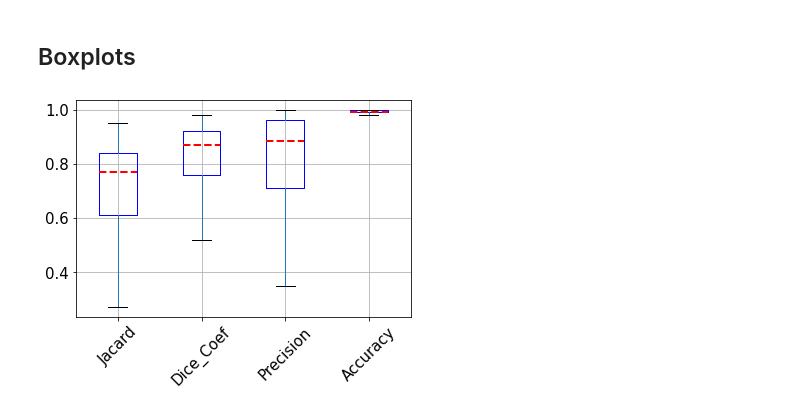
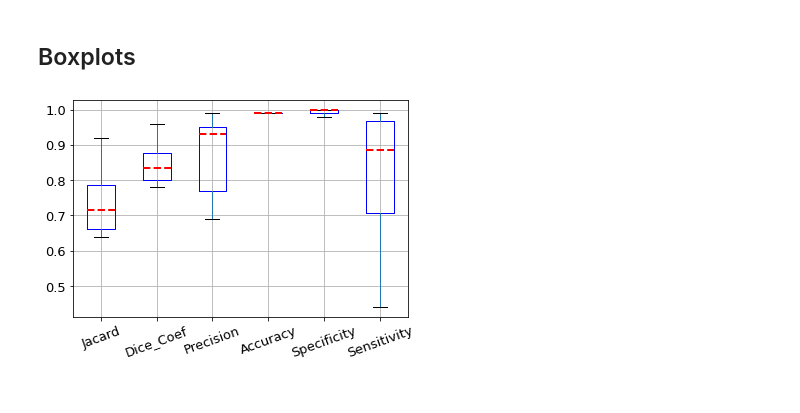
Before and after one commit to iasonasxrist/Brain-MRI-Segmentation-Deep-Learning, a Jupyter notebook: metaanalysis.ipynb, the cells around one changed output. Cells and saved outputs as stored; diff of their text form; code cells hidden in the pictures.

```diff
--- a/metaanalysis.ipynb
+++ b/metaanalysis.ipynb
@@ -69,7 +70,7 @@ def conv2d_block(input_tensor, n_filters, kernel_size = 3, batchnorm = True):
 
     return x
 # %%
-def UNET(input_img, n_filters = 16, dropout = 0.1, batchnorm = True):
+def UNET(input_img, n_filters = 32, dropout = 0.1, batchnorm = True):
     """Function to define the UNET Model"""
     # Contracting Path
     c1 = conv2d_block(input_img, n_filters * 1, kernel_size = 3, batchnorm = batchnorm)
@@ -130,5 +142,6 @@ len(imagePath_df['directory'])
 # %%
 import keras
 from keras.models import load_model
-model.load_weights('../input/modelbrainmri/MODEL/model-brain-mri.h5')
+from sklearn.metrics import confusion_matrix
+model.load_weights('../input/modelbrainmriv8/model-brain-mri-v8.h5')
 # %%
@@ -177,3 +168,15 @@ def get_confusion_matrix_intersection_mats(mask, bpred):
+# %%
+from sklearn.metrics import accuracy_score
+
+def confusion_matrs(mask,bpred):
+
+    mask = mask.flatten()
+    bpred = bpred.flatten()
+
+    a = confusion_matrix(mask, bpred)
+
+    return a
+# return accu,a
 # %% [markdown]
 ## Plots
 # %%
@@ -287,12 +404,17 @@ Deprecated in NumPy 1.20; for more details and guidance: https://numpy.org/devdo
 # %%
-df = pd.DataFrame({'Jacard':Iou, 'Dice_Coef':Dice, 'Accuracy':accuracy, 'Precision':precision})
+df = pd.DataFrame({'Jacard':Iou, 'Dice_Coef':Dice, 'Accuracy':accuracy,'Precision':precision, 'Specificity':Spec,'Sensitivity':Sens})
+#
+# 'Dice_Coef_2':Dice2,
 df = df.dropna()
 indice = df[(df['Jacard']==0)].index
 df.drop(indice, inplace=True)
+
 print("Jacard Mean: {m}. Jacard STD: {s}.".format(m = round(df['Jacard'].mean(),2) ,s = round(df['Jacard'].std(),2)))
 print("Dice_Coef Mean: {m}. Dice_Coef STD: {s}.".format(m = round(df['Dice_Coef'].mean(),2),s = round(df['Dice_Coef'].std(),2)))
 print("Accuracy Mean: {m}. Accuracy STD: {s}.".format(m = round(df['Accuracy'].mean(),2),s = round(df['Accuracy'].std(),2)))
-print("Precision Mean: {m}. Precision STD: {s}.".format(m = round(df['Precision'].mean(),2),s = round(df['Precision'].std(),2)))
+# print("Precision Mean: {m}. Precision STD: {s}.".format(m = round(df['Precision'].mean(),2),s = round(df['Precision'].std(),2)))
+print("Specificity: {m}. Specificity STD: {s}.".format(m = round(df['Specificity'].mean(),2),s = round(df['Specificity'].std(),2)))
+print("Sensitivity: {m}. Sensitivity STD: {s}.".format(m = round(df['Sensitivity'].mean(),2),s = round(df['Sensitivity'].std(),2)))
 
 
 # sthlh (1-MASKA) / (0-OXI MASKA) +++ PLHROFORIA APO DATA.CSV +++
@@ -345,14 +470,14 @@ uint8 float64 float32 uint8
 # %%
 # Plot boxplot
 boxprops = dict(linestyle='-', color='blue')
 medianprops = dict(linestyle= '--',linewidth='2', color='r')
 fig,ax  = plt.subplots()
 
-boxplot = df.boxplot(column=['Jacard','Dice_Coef','Precision', 'Accuracy'],rot=45, fontsize=15,
+boxplot = df.boxplot(column=['Jacard','Dice_Coef','Precision', 'Accuracy','Specificity','Sensitivity'],rot=20, fontsize=13,
                     medianprops=medianprops, boxprops=boxprops,showfliers=False, showmeans=False)
 plt.show()
 # %% [output]
-[figure, old version]
+[figure, new version]
 # %%
 image=[]
 masks=[]
```
Also changed, not shown: parts of 22 cells of this notebook.
